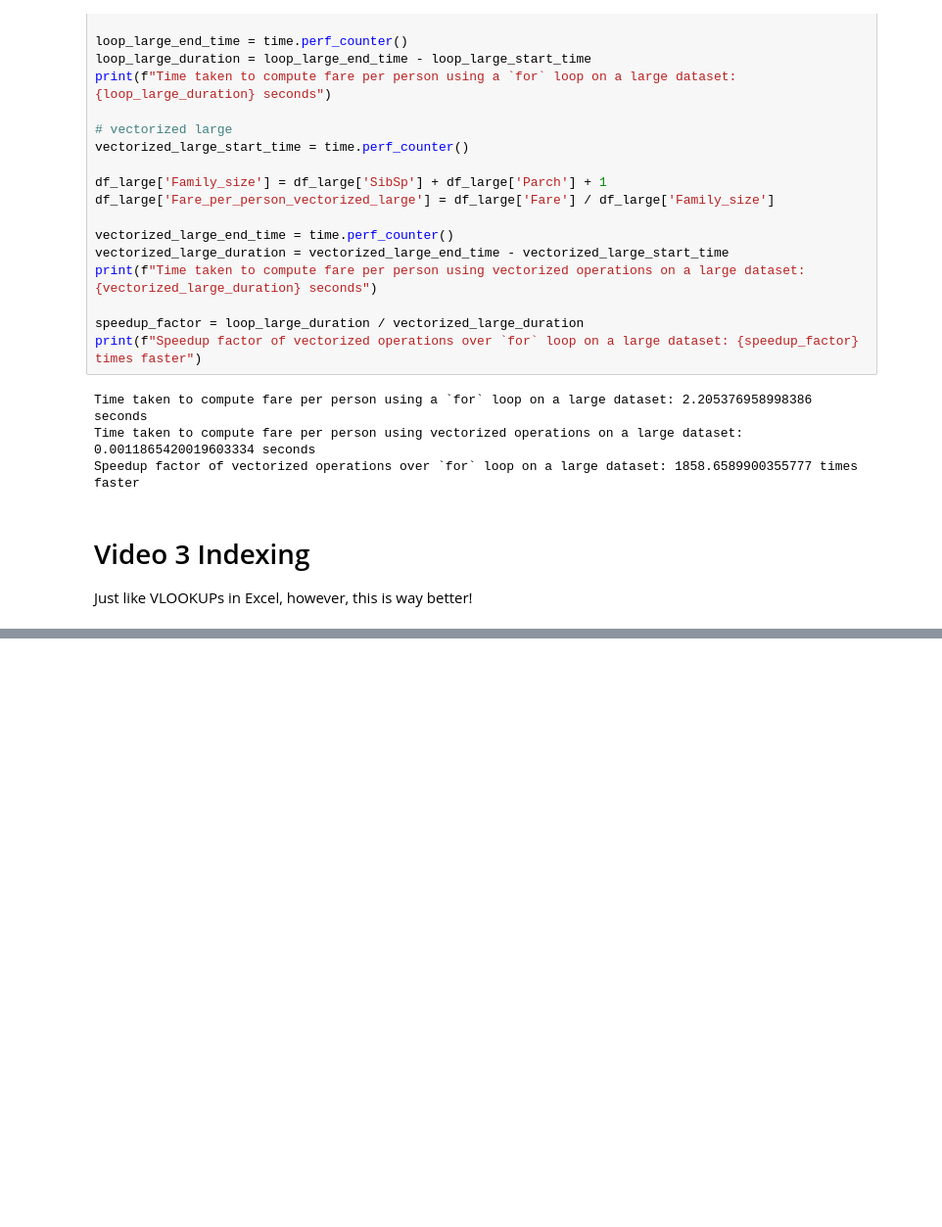
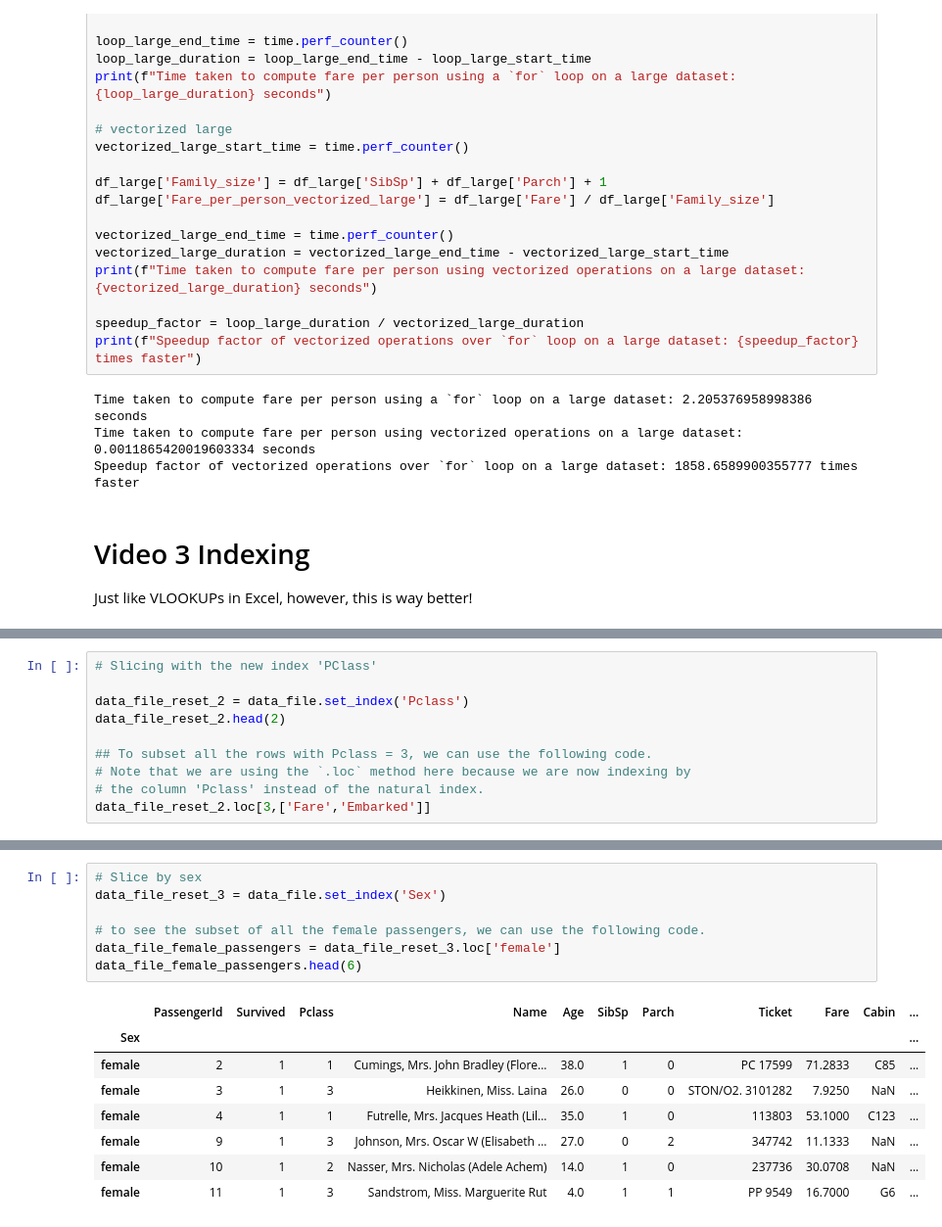
Before and after one commit to jyoti-bhogal/pretty-powerful-pandas, a Jupyter notebook: code.ipynb, the cells around one changed output, grey strips where cells are left out. Shown at 98% size. Cells and saved outputs as stored; diff of their text form; blank space fills up the shorter version.

```diff
--- a/code.ipynb
+++ b/code.ipynb
@@ -255,0 +361,10 @@ Just like VLOOKUPs in Excel, however, this is way better!
+# %%
+# Slicing with the new index 'PClass'
+
+data_file_reset_2 = data_file.set_index('Pclass')
+data_file_reset_2.head(2)
+
+## To subset all the rows with Pclass = 3, we can use the following code.
+# Note that we are using the `.loc` method here because we are now indexing by
+# the column 'Pclass' instead of the natural index.
+data_file_reset_2.loc[3,['Fare','Embarked']]
@@ -255,0 +386,16 @@ Just like VLOOKUPs in Excel, however, this is way better!
+# %%
+# Slice by sex
+data_file_reset_3 = data_file.set_index('Sex')
+
+# to see the subset of all the female passengers, we can use the following code.
+data_file_female_passengers = data_file_reset_3.loc['female']
+data_file_female_passengers.head(6)
+# %% [output]
+|  | PassengerId | Survived | Pclass | Name | Age | SibSp | Parch | Ticket | Fare | Cabin | ... |
+| Sex |  |  |  |  |  |  |  |  |  |  | ... |
+| female | 2 | 1 | 1 | Cumings, Mrs. John Bradley (Flore... | 38.0 | 1 | 0 | PC 17599 | 71.2833 | C85 | ... |
+| female | 3 | 1 | 3 | Heikkinen, Miss. Laina | 26.0 | 0 | 0 | STON/O2. 3101282 | 7.9250 | NaN | ... |
+| female | 4 | 1 | 1 | Futrelle, Mrs. Jacques Heath (Lil... | 35.0 | 1 | 0 | 113803 | 53.1000 | C123 | ... |
+| female | 9 | 1 | 3 | Johnson, Mrs. Oscar W (Elisabeth ... | 27.0 | 0 | 2 | 347742 | 11.1333 | NaN | ... |
+| female | 10 | 1 | 2 | Nasser, Mrs. Nicholas (Adele Achem) | 14.0 | 1 | 0 | 237736 | 30.0708 | NaN | ... |
+| female | 11 | 1 | 3 | Sandstrom, Miss. Marguerite Rut | 4.0 | 1 | 1 | PP 9549 | 16.7000 | G6 | ... |
```
Also changed, not shown: parts of 12 cells of this notebook.
